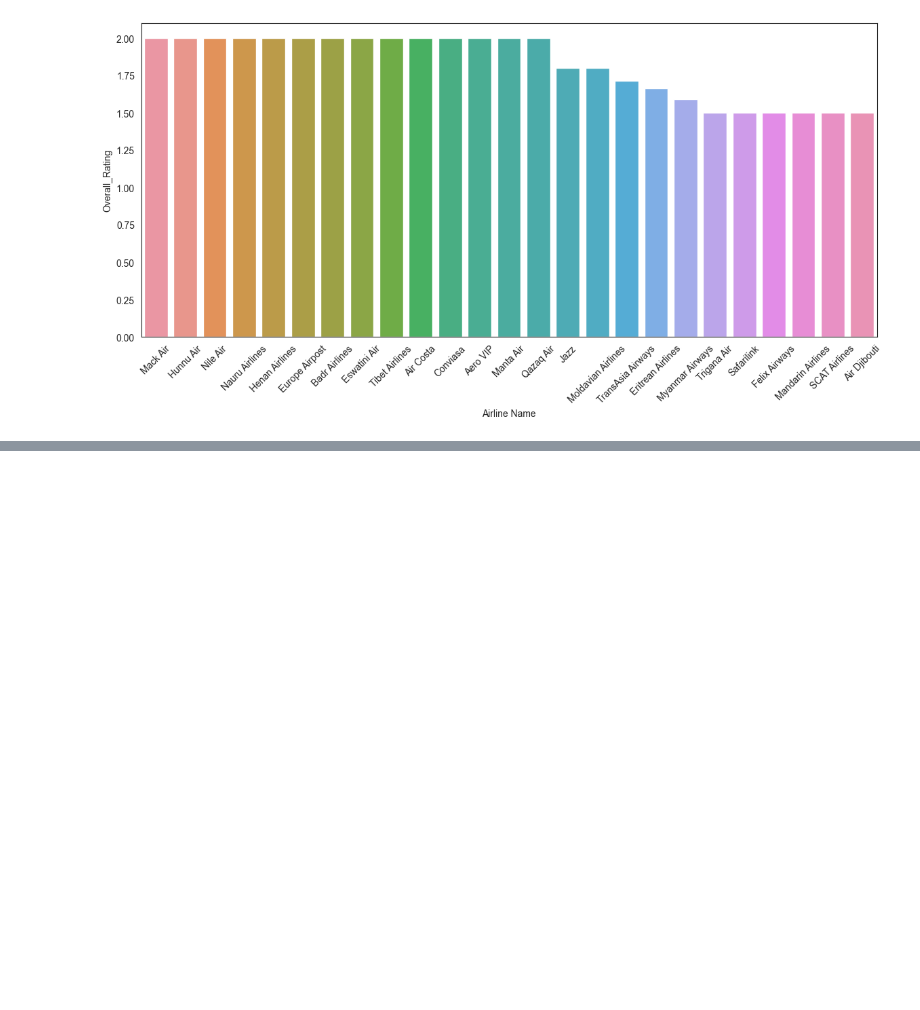
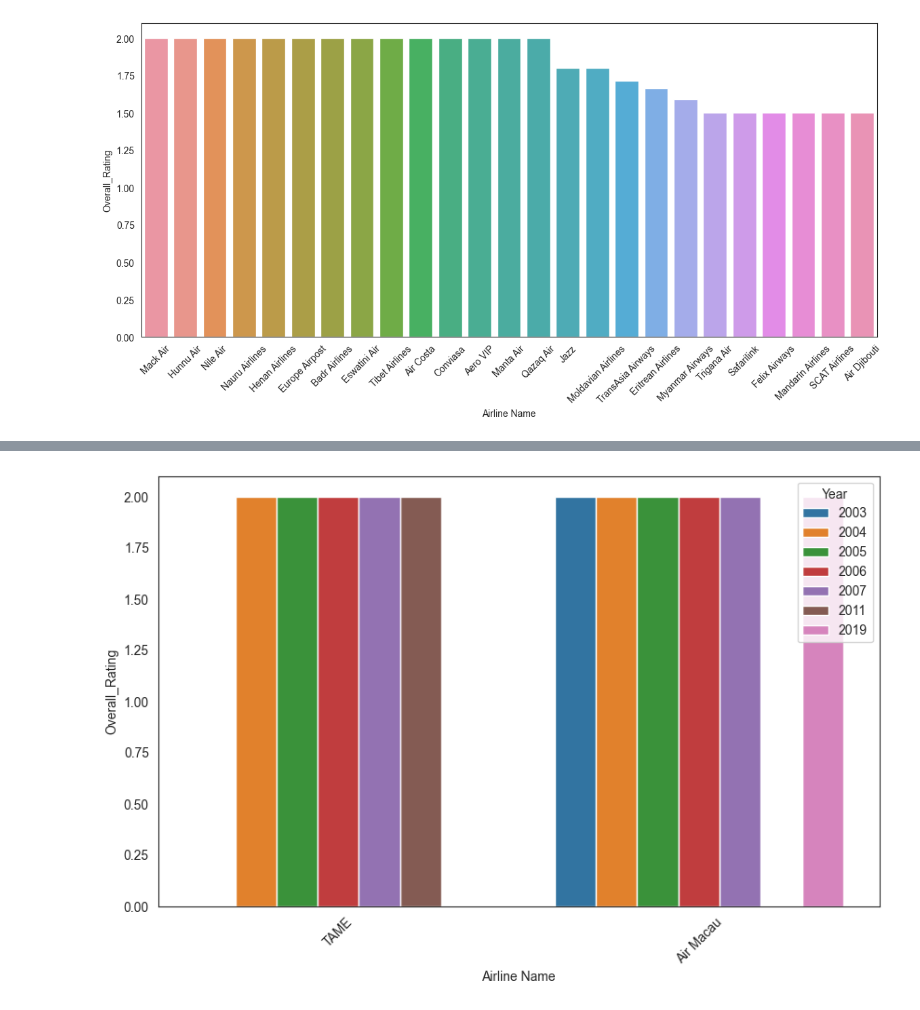
Before and after one commit to derak-isaack/airline_review, a Jupyter notebook: airline.ipynb, the cells around one changed output, grey strips where cells are left out. Saved outputs shown, nothing was run; the diff lists cells and outputs as text; code cells hidden in the pictures; blank space fills up the shorter version.

```diff
--- a/airline.ipynb
+++ b/airline.ipynb
@@ -284,0 +288,10 @@ Name: Overall_Rating, dtype: float64
+# %%
+# Plot the airlines with a 2.0 rating for four consecutive years
+selected_airline = ['Air Macau','TAME','Air Djibouti']
+selected_airlines_df = yearly_group.reset_index()[yearly_group.reset_index()['Airline Name'].isin(selected_airline)]
+plt.figure(figsize=(10,6))
+sns.barplot(data=selected_airlines_df, x='Airline Name', y='Overall_Rating', hue='Year')
+plt.xticks(rotation=45)
+plt.show()
+# %% [output]
+[figure, added]
```
Also changed, not shown: parts of 6 cells of this notebook.
